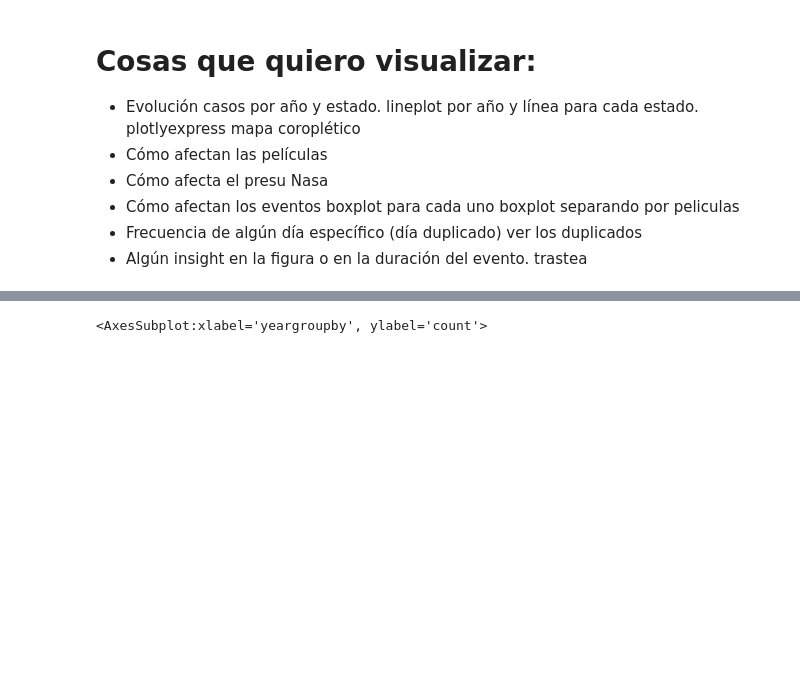
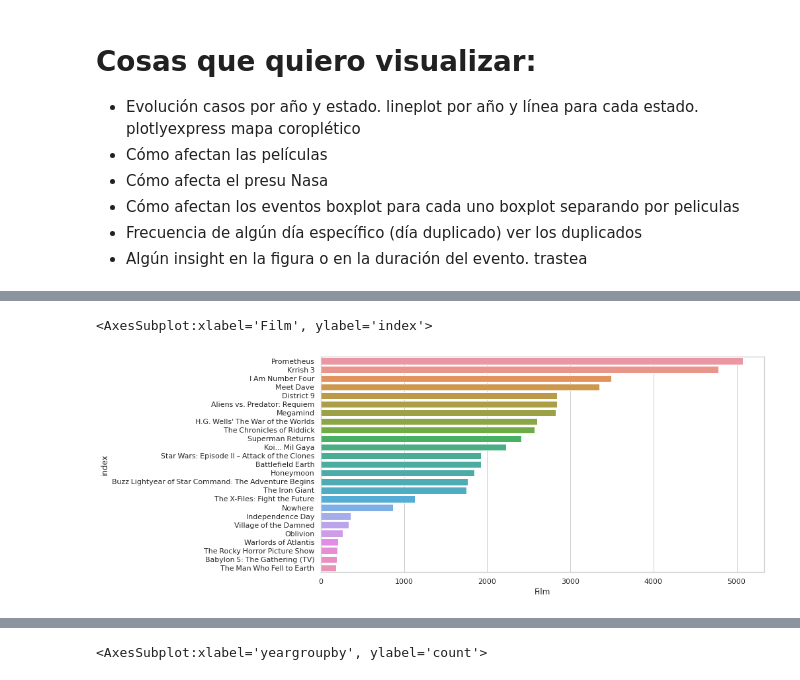
Before and after one commit to LuisSerranoCerame/Aliens, a Jupyter notebook: VisualsDate.ipynb, the cells around one changed output, grey strips where cells are left out. Saved outputs shown, nothing was run; the diff lists cells and outputs as text; code cells hidden in the pictures; blank space fills up the shorter version.

```diff
--- a/VisualsDate.ipynb
+++ b/VisualsDate.ipynb
@@ -181,0 +220,6 @@ statesvalores['index'] = statesvalores['index'].str.upper()
+# %%
+filmvalores = df["Film"].value_counts().to_frame()
+# %%
+filmvalores = filmvalores.reset_index()
+# %%
+filmvalores = filmvalores.replace({"Transmorphers":"Aliens vs. Predator: Requiem"})
@@ -181,0 +235,2 @@ statesvalores['index'] = statesvalores['index'].str.upper()
+# %%
+bestfilms = filmvalores[0:25]
@@ -279,0 +363,5 @@ sns.set_style("whitegrid")
+# %%
+sns.barplot(x='Film',y='index', data=bestfilms)
+# %% [output]
+<AxesSubplot:xlabel='Film', ylabel='index'>
+[figure, added]
```
Also changed, not shown: parts of 17 cells of this notebook, 2 other files.
